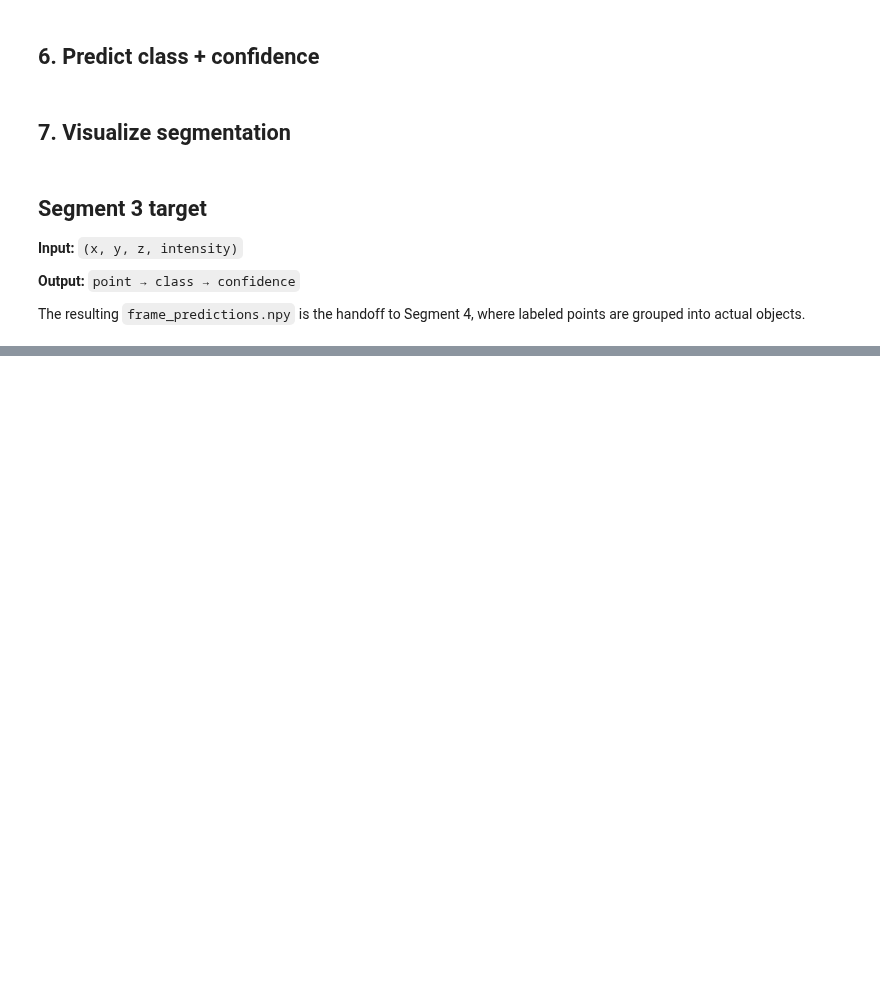
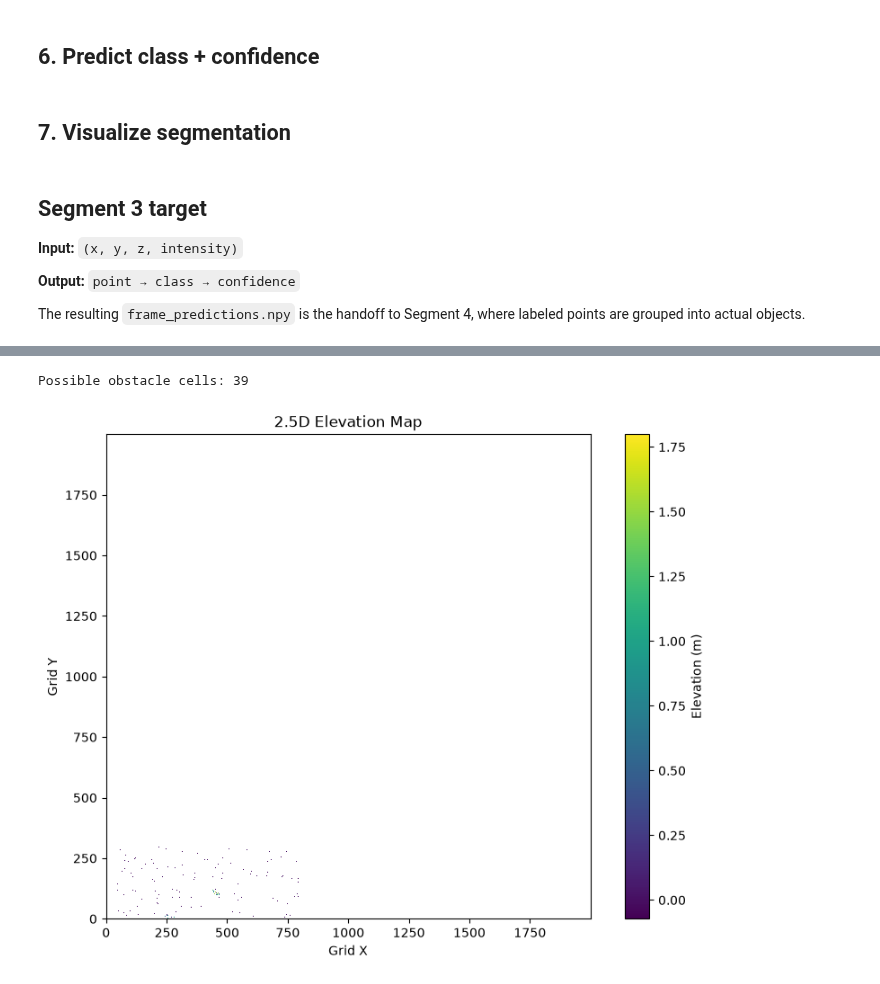
Before and after one commit to noob-anand/LIDAR, a Jupyter notebook: 1.ipynb, the cells around one changed output, grey strips where cells are left out. Drawn from its saved outputs; the diff is of its cells as text; code cells hidden in the pictures; blank space fills up the shorter version.

```diff
--- a/1.ipynb
+++ b/1.ipynb
@@ -365,0 +1077,26 @@ The resulting `frame_predictions.npy` is the handoff to Segment 4, where labeled
+# %%
+# 5. Build the 2.5D map
+
+grid = SemanticElevationGrid(
+    size_x=MAP_SIZE_X,
+    size_y=MAP_SIZE_Y,
+    resolution=RESOLUTION
+)
+
+timestamp = datetime.now().timestamp()
+
+for point, label, confidence, dynamic_probability in zip(
+    points, labels, confidences, dynamic_probs
+):
+    grid.add_point(
+        point=point,
+        label=label,
+        confidence=confidence,
+        dynamic_probability=dynamic_probability,
+        timestamp=timestamp
+    )
+
+grid.finalize()
+
+print("Observed cells:", len(grid.cells))
+print("Total possible cells:", grid.width * grid.height)
@@ -365,0 +1140,37 @@ The resulting `frame_predictions.npy` is the handoff to Segment 4, where labeled
+# %%
+# 7. Height range / geometric obstacle information
+
+height_range = max_height - min_height
+
+# Simple geometric flag.
+# This is NOT a replacement for AI segmentation.
+OBSTACLE_HEIGHT_THRESHOLD = 0.30
+
+possible_obstacle = (
+    np.isfinite(height_range) &
+    (height_range > OBSTACLE_HEIGHT_THRESHOLD)
+)
+
+print("Possible obstacle cells:", np.sum(possible_obstacle))
+# %% [output]
+Possible obstacle cells: 39
+# %%
+# 8. Visualize elevation
+
+plt.figure(figsize=(10, 7))
+
+masked_elevation = np.ma.masked_invalid(elevation)
+
+plt.imshow(
+    masked_elevation,
+    origin="lower",
+    interpolation="nearest"
+)
+
+plt.colorbar(label="Elevation (m)")
+plt.title("2.5D Elevation Map")
+plt.xlabel("Grid X")
+plt.ylabel("Grid Y")
+plt.show()
+# %% [output]
+[figure, added]
```
Also changed, not shown: parts of 136 cells of this notebook, 12 other files.
